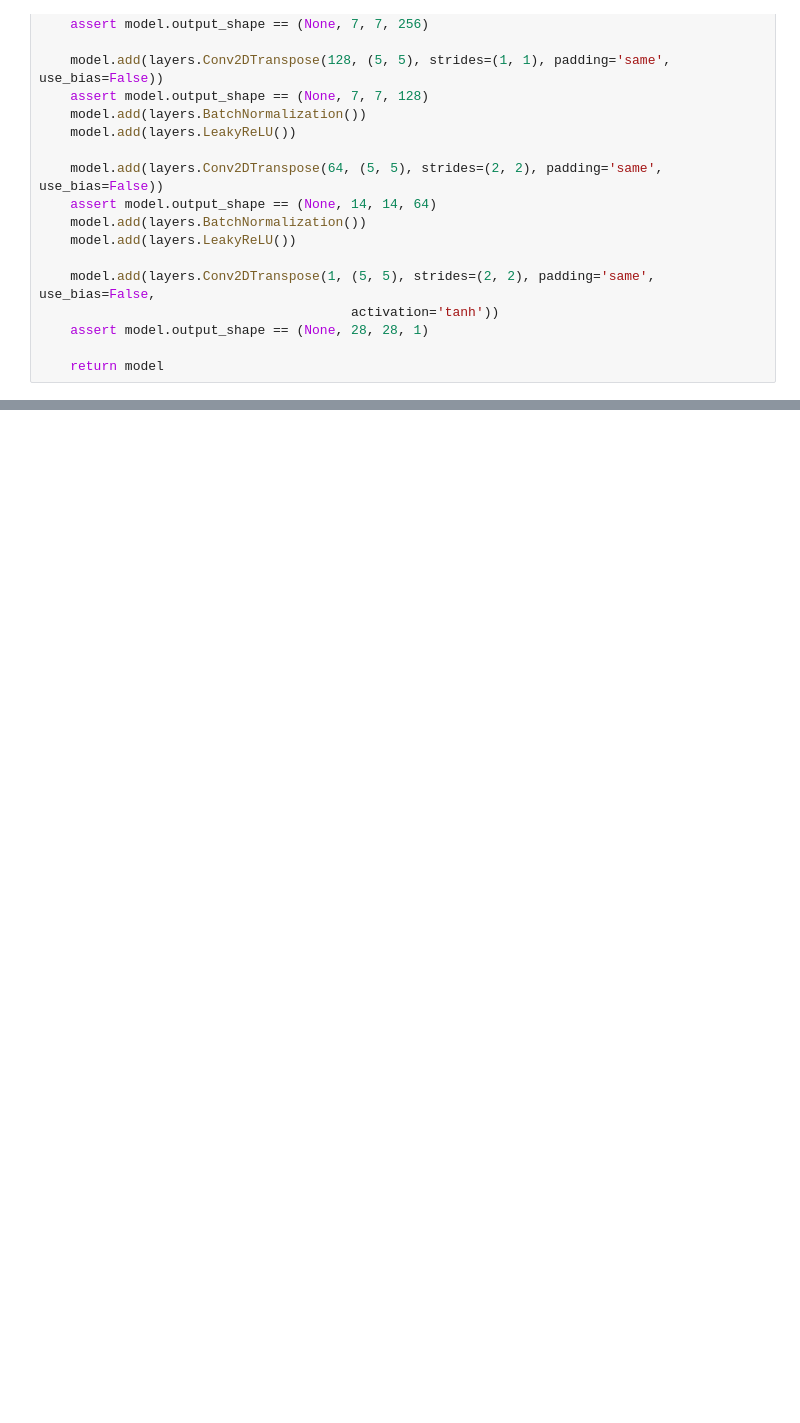
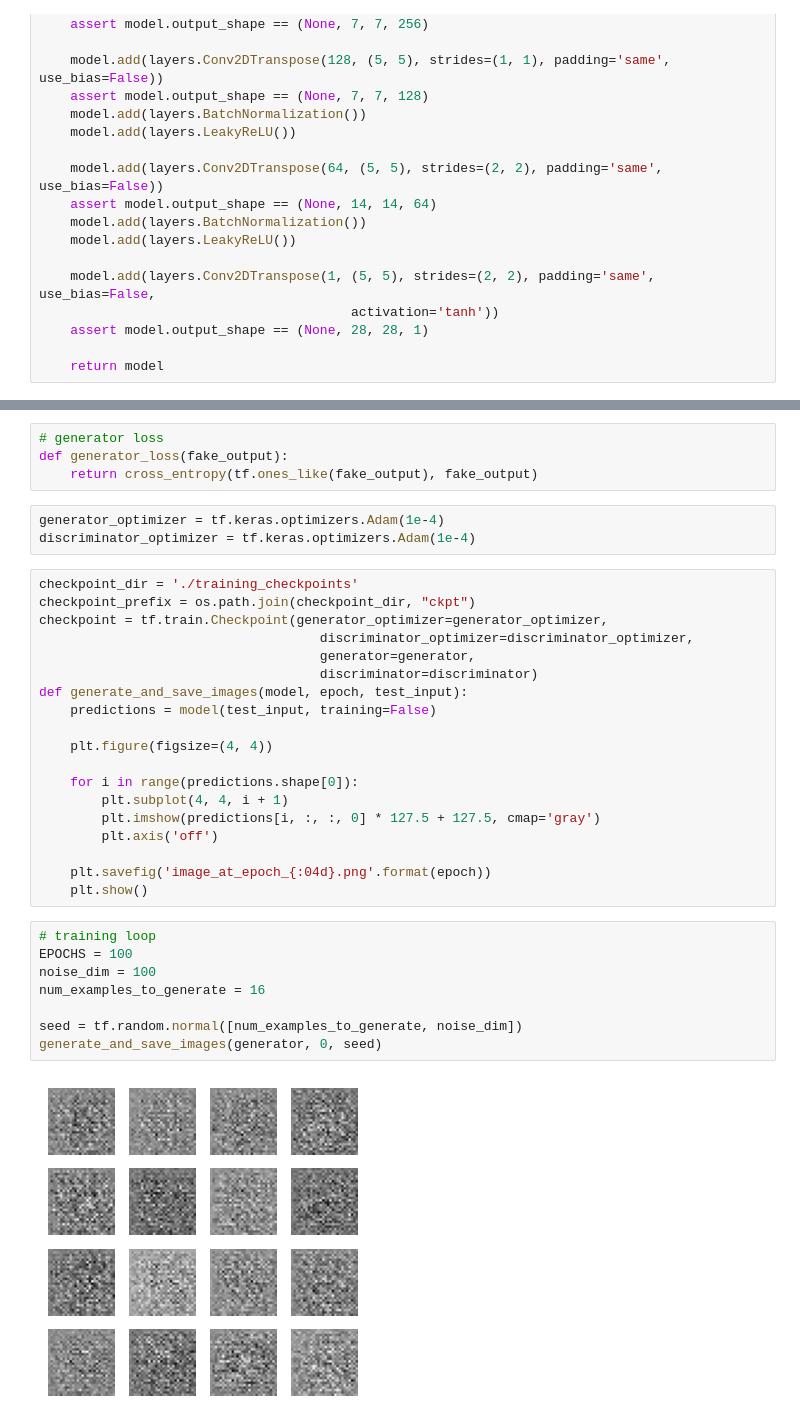
Before and after one commit to ikram713/deep-generative-model, a Jupyter notebook: gen.ipynb, the cells around one changed output, grey strips where cells are left out. Cells and saved outputs as stored; diff of their text form; blank space fills up the shorter version.

```diff
--- a/gen.ipynb
+++ b/gen.ipynb
@@ -69,0 +103,36 @@ plt.show()
+# %%
+# generator loss
+def generator_loss(fake_output):
+    return cross_entropy(tf.ones_like(fake_output), fake_output)
+# %%
+generator_optimizer = tf.keras.optimizers.Adam(1e-4)
+discriminator_optimizer = tf.keras.optimizers.Adam(1e-4)
+# %%
+checkpoint_dir = './training_checkpoints'
+checkpoint_prefix = os.path.join(checkpoint_dir, "ckpt")
+checkpoint = tf.train.Checkpoint(generator_optimizer=generator_optimizer,
+                                    discriminator_optimizer=discriminator_optimizer,
+                                    generator=generator,
+                                    discriminator=discriminator)
+def generate_and_save_images(model, epoch, test_input):
+    predictions = model(test_input, training=False)
+
+    plt.figure(figsize=(4, 4))
+
+    for i in range(predictions.shape[0]):
+        plt.subplot(4, 4, i + 1)
+        plt.imshow(predictions[i, :, :, 0] * 127.5 + 127.5, cmap='gray')
+        plt.axis('off')
+
+    plt.savefig('image_at_epoch_{:04d}.png'.format(epoch))
+    plt.show()
+# %%
+# training loop
+EPOCHS = 100
+noise_dim = 100
+num_examples_to_generate = 16
+
+seed = tf.random.normal([num_examples_to_generate, noise_dim])
+generate_and_save_images(generator, 0, seed)
+# %% [output]
+[figure, added]
```
Also changed, not shown: parts of 10 cells of this notebook, 5 other files.
